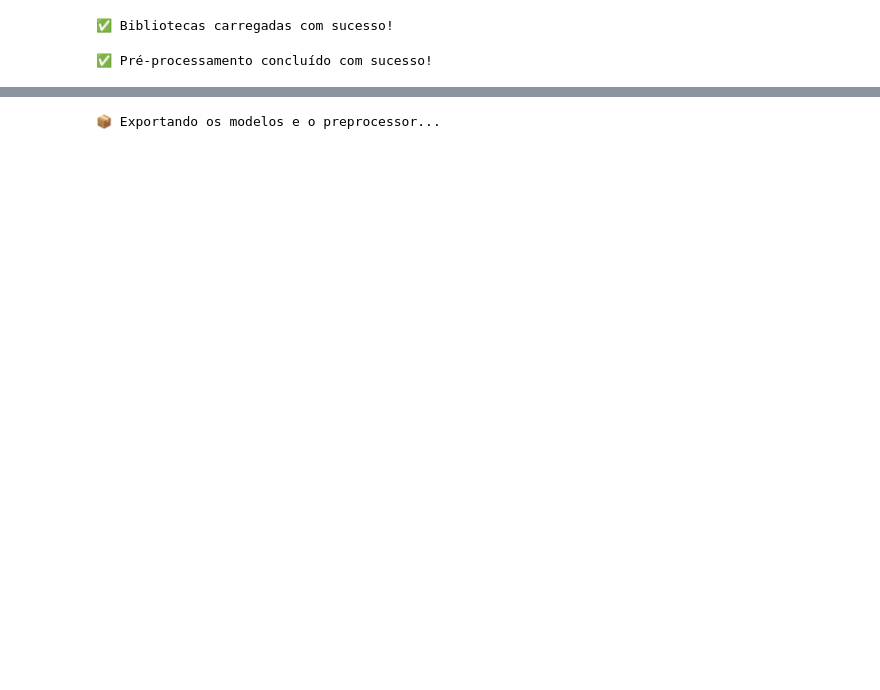
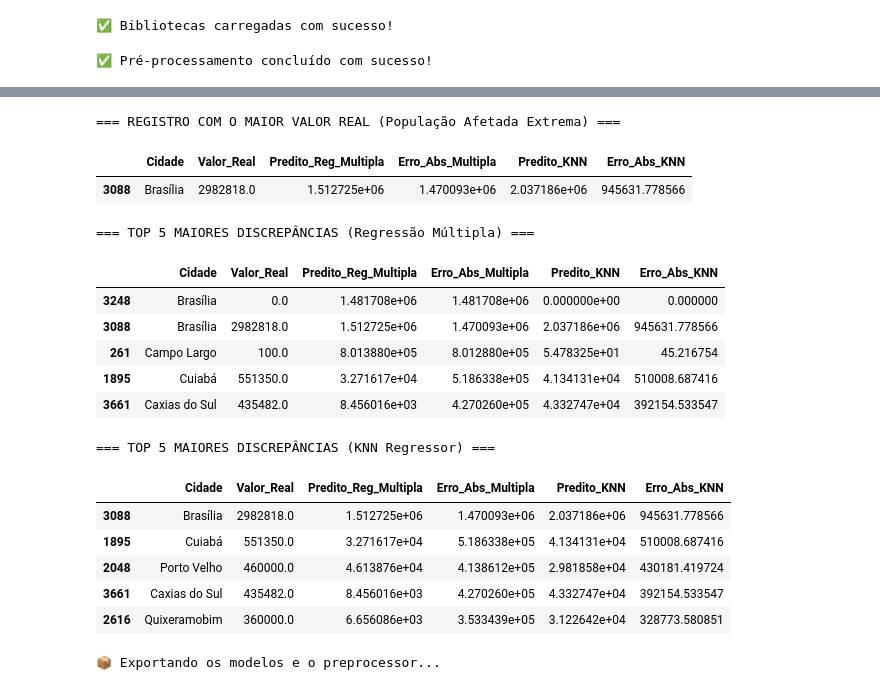
Before and after one commit to LaraDondossola/Classificacao-eventos-climaticos, a Jupyter notebook: Notebooks/Limpeza-e-Pré-processamento.ipynb, the cells around one changed output, grey strips where cells are left out. Cells and saved outputs as stored; diff of their text form; code cells hidden in the pictures; blank space fills up the shorter version.

```diff
--- a/Notebooks/Limpeza-e-Pré-processamento.ipynb
+++ b/Notebooks/Limpeza-e-Pré-processamento.ipynb
@@ -268,3 +307,44 @@ display(df_res_reg)
+# %%
+# Criar um DataFrame de inspeção no conjunto de teste com o nome da cidade
+df_outliers = pd.DataFrame({
+    'Cidade': df.loc[X_test.index, 'Município'],
+    'Valor_Real': y_test_reg,
+    'Predito_Reg_Multipla': y_pred_multipla,
+    'Erro_Abs_Multipla': np.abs(y_test_reg - y_pred_multipla),
+    'Predito_KNN': y_pred_knn,
+    'Erro_Abs_KNN': np.abs(y_test_reg - y_pred_knn)
+})
+
+# 1. Registro com o maior valor real (o ponto isolado na extrema direita do gráfico)
+print("=== REGISTRO COM O MAIOR VALOR REAL (População Afetada Extrema) ===")
+maior_real = df_outliers.sort_values(by='Valor_Real', ascending=False).head(1)
+display(maior_real)
+
+# 2. Os 5 maiores erros de previsão na Regressão Múltipla
+print("\n=== TOP 5 MAIORES DISCREPÂNCIAS (Regressão Múltipla) ===")
+display(df_outliers.sort_values(by='Erro_Abs_Multipla', ascending=False).head(5))
+
+# 3. Os 5 maiores erros de previsão no KNN Regressor
+print("\n=== TOP 5 MAIORES DISCREPÂNCIAS (KNN Regressor) ===")
+display(df_outliers.sort_values(by='Erro_Abs_KNN', ascending=False).head(5))
+# %% [output]
+=== REGISTRO COM O MAIOR VALOR REAL (População Afetada Extrema) ===
+|  | Cidade | Valor_Real | Predito_Reg_Multipla | Erro_Abs_Multipla | Predito_KNN | Erro_Abs_KNN |
+| 3088 | Brasília | 2982818.0 | 1.512725e+06 | 1.470093e+06 | 2.037186e+06 | 945631.778566 |
+=== TOP 5 MAIORES DISCREPÂNCIAS (Regressão Múltipla) ===
+|  | Cidade | Valor_Real | Predito_Reg_Multipla | Erro_Abs_Multipla | Predito_KNN | Erro_Abs_KNN |
+| 3248 | Brasília | 0.0 | 1.481708e+06 | 1.481708e+06 | 0.000000e+00 | 0.000000 |
+| 3088 | Brasília | 2982818.0 | 1.512725e+06 | 1.470093e+06 | 2.037186e+06 | 945631.778566 |
+| 261 | Campo Largo | 100.0 | 8.013880e+05 | 8.012880e+05 | 5.478325e+01 | 45.216754 |
+| 1895 | Cuiabá | 551350.0 | 3.271617e+04 | 5.186338e+05 | 4.134131e+04 | 510008.687416 |
+| 3661 | Caxias do Sul | 435482.0 | 8.456016e+03 | 4.270260e+05 | 4.332747e+04 | 392154.533547 |
+=== TOP 5 MAIORES DISCREPÂNCIAS (KNN Regressor) ===
+|  | Cidade | Valor_Real | Predito_Reg_Multipla | Erro_Abs_Multipla | Predito_KNN | Erro_Abs_KNN |
+| 3088 | Brasília | 2982818.0 | 1.512725e+06 | 1.470093e+06 | 2.037186e+06 | 945631.778566 |
+| 1895 | Cuiabá | 551350.0 | 3.271617e+04 | 5.186338e+05 | 4.134131e+04 | 510008.687416 |
+| 2048 | Porto Velho | 460000.0 | 4.613876e+04 | 4.138612e+05 | 2.981858e+04 | 430181.419724 |
+| 3661 | Caxias do Sul | 435482.0 | 8.456016e+03 | 4.270260e+05 | 4.332747e+04 | 392154.533547 |
+| 2616 | Quixeramobim | 360000.0 | 6.656086e+03 | 3.533439e+05 | 3.122642e+04 | 328773.580851 |
 # %%
 # ==============================================================================
 # SALVAR MODELOS E PREPROCESSOR
```
Also changed, not shown: parts of 2 cells of this notebook.
